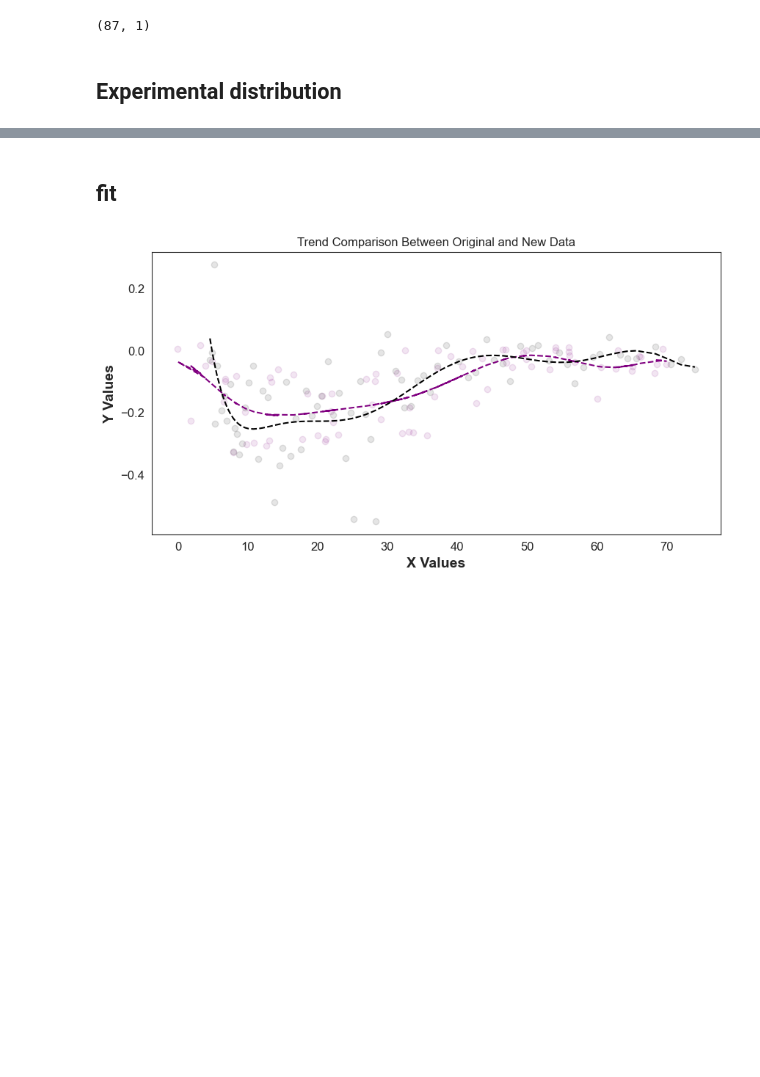
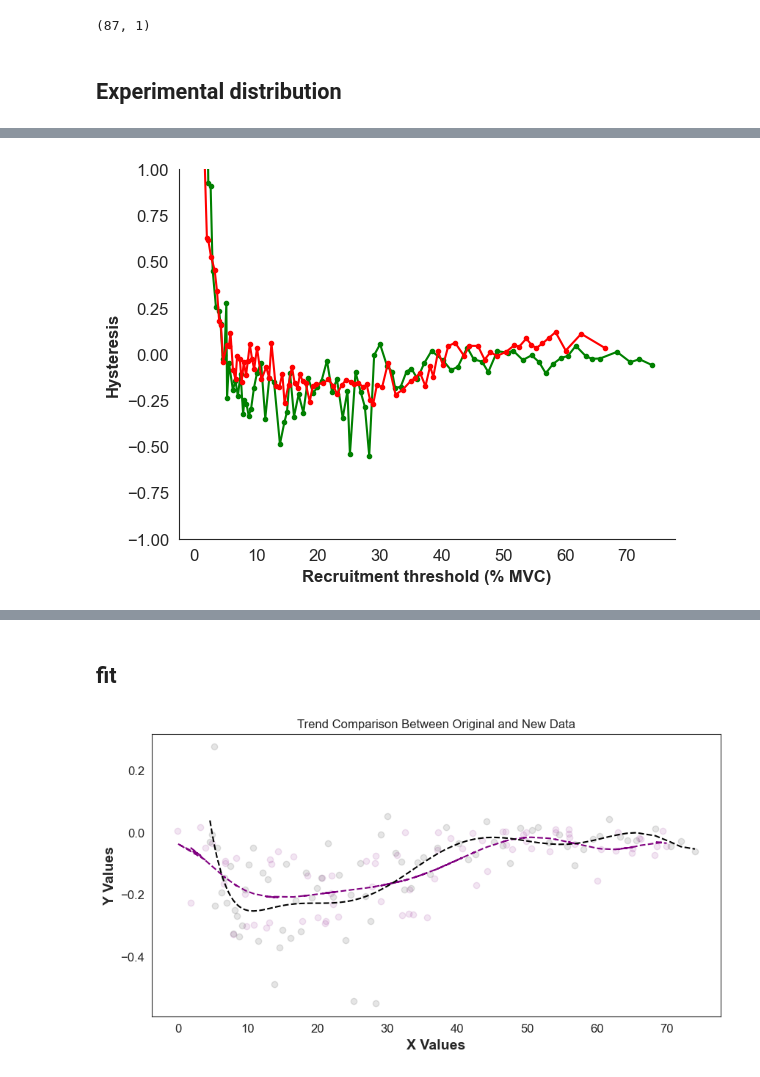
Before and after one commit to natmtc/flexible-motoneuron-control, a Jupyter notebook: Data_Analysis_Model.ipynb, the cells around one changed output, grey strips where cells are left out. Saved outputs shown, nothing was run; the diff lists cells and outputs as text; code cells hidden in the pictures; blank space fills up the shorter version.

```diff
--- a/Data_Analysis_Model.ipynb
+++ b/Data_Analysis_Model.ipynb
@@ -185,3 +193,93 @@ plt.show()
+# %%
+sns.set_style("white")
+plt.rcParams['axes.labelsize'] = 14
+plt.rcParams['axes.labelweight'] = 'bold'
+plt.rcParams['xtick.labelsize'] = 12
+plt.rcParams['ytick.labelsize'] = 12
+
+def process_data(file_path):
+    df = pd.read_csv(file_path)
+    df = df.dropna(how='all')
+    df['hysteresis'] = df.iloc[:, 1] / df.iloc[:, 0] - 1
+    df['zscore'] = zscore(df['hysteresis'])
+    return df[df['zscore'].abs() <= 3]
+
+df1 = process_data('/Users/nmt121/Desktop/Repositories/Motoneuron_Model/Data_MN_Model/csv_subjects/S1.csv')
+df2 = process_data('/Users/nmt121/Desktop/Repositories/Motoneuron_Model/Data_MN_Model/csv_subjects/S2.csv')
+df3 = process_data('/Users/nmt121/Desktop/Repositories/Motoneuron_Model/Data_MN_Model/csv_subjects/S3.csv')
+df4 = process_data('/Users/nmt121/Desktop/Repositories/Motoneuron_Model/Data_MN_Model/csv_subjects/S4.csv')
+df5 = process_data('/Users/nmt121/Desktop/Repositories/Motoneuron_Model/Data_MN_Model/csv_subjects/S5_.csv')
+df6 = process_data('/Users/nmt121/Desktop/Repositories/Motoneuron_Model/Data_MN_Model/csv_subjects/S6.csv')
+df7 = process_data('/Users/nmt121/Desktop/Repositories/Motoneuron_Model/Data_MN_Model/csv_subjects/S7.csv')
+df8 = process_data('/Users/nmt121/Desktop/Repositories/Motoneuron_Model/Data_MN_Model/csv_subjects/S8.csv')
+
+df11 = process_data('/Users/nmt121/Desktop/Repositories/Motoneuron_Model/Data_MN_Model/csv_subjects/S1KE.csv')
+df22= process_data('/Users/nmt121/Desktop/Repositories/Motoneuron_Model/Data_MN_Model/csv_subjects/S2KE.csv')
+df33 = process_data('/Users/nmt121/Desktop/Repositories/Motoneuron_Model/Data_MN_Model/csv_subjects/S3KE.csv')
+df44 = process_data('/Users/nmt121/Desktop/Repositories/Motoneuron_Model/Data_MN_Model/csv_subjects/S4KE.csv')
+df55 = process_data('/Users/nmt121/Desktop/Repositories/Motoneuron_Model/Data_MN_Model/csv_subjects/S5KE.csv')
+df66 = process_data('/Users/nmt121/Desktop/Repositories/Motoneuron_Model/Data_MN_Model/csv_subjects/S6KE.csv')
+df77 = process_data('/Users/nmt121/Desktop/Repositories/Motoneuron_Model/Data_MN_Model/csv_subjects/S7KE.csv')
+df88 = process_data('/Users/nmt121/Desktop/Repositories/Motoneuron_Model/Data_MN_Model/csv_subjects/S8KE.csv')
+
+all_values_hysteresis=np.concatenate([df["hysteresis"] for df in [df1, df2, df3, df4, df5, df6, df7, df8]])
+all_values_recr= np.concatenate([df.iloc[:, 0] for df in [df1, df2, df3, df4, df5, df6, df7, df8]])
+
+all_values_hysteresisKE=np.concatenate([df["hysteresis"] for df in [df11, df22, df33, df44, df55, df66, df77, df88]])
+all_values_recrKE= np.concatenate([df.iloc[:, 0] for df in [df11, df22, df33, df44, df55, df66, df77, df88]])
+
+combined_df = pd.DataFrame({ 'force': all_values_recr,'hysteresis': all_values_hysteresis})
+sorted_df = combined_df.sort_values(by='force')
+
+combined_dKE = pd.DataFrame({ 'force': all_values_recrKE,'hysteresis': all_values_hysteresisKE})
+sorted_dfKE = combined_dKE.sort_values(by='force')
+
+vals=np.array(sorted_df['hysteresis'])
+vals_force=np.array(sorted_df['force'])
+
+valsKE =np.array(sorted_dfKE['hysteresis'])
+vals_forceKE =np.array(sorted_dfKE['force'])
+
+d=10
+
+binned_hyst = [np.mean(vals[i:i+d]) for i in range(0, len(vals), d) if i+d <= len(vals)]
+binned_hyst_var = [np.var(vals[i:i+d]) for i in range(0, len(vals), d) if i+d <= len(vals)]
+
+binned_force = [np.mean(vals_force[i:i+d]) for i in range(0, len(vals_force), d) if i+d <= len(vals_force)]
+
+
+binned_hystKE = [np.mean(valsKE[i:i+d]) for i in range(0, len(valsKE), d) if i+d <= len(valsKE)]
+binned_hyst_varKE = [np.var(valsKE[i:i+d]) for i in range(0, len(valsKE), d) if i+d <= len(valsKE)]
+
+binned_forceKE = [np.mean(vals_forceKE[i:i+d]) for i in range(0, len(vals_forceKE), d) if i+d <= len(vals_forceKE)]
+
+# plt.scatter(df1.iloc[:, 0], df1['hysteresis'], alpha=0.3, label='S1')
+# plt.scatter(df2.iloc[:, 0], df2['hysteresis'], alpha=0.3, label='S2')
+# plt.scatter(df3.iloc[:, 0], df3['hysteresis'], alpha=0.3, label='S3')
+# plt.scatter(df4.iloc[:, 0], df4['hysteresis'], alpha=0.3, label='S4')
+# plt.scatter(df5.iloc[:, 0], df5['hysteresis'], alpha=0.3, label='S5')
+# plt.scatter(df6.iloc[:, 0], df6['hysteresis'], alpha=0.3, label='S6')
+# plt.scatter(df7.iloc[:, 0], df7['hysteresis'], alpha=0.3, label='S7')
+# plt.scatter(df8.iloc[:, 0], df8['hysteresis'], alpha=0.3, label='S8')
+
+plt.plot(binned_force,binned_hyst, '.-', color='green')#label='Evolving Mean')
+plt.plot(binned_forceKE,binned_hystKE, '.-', color='red')#label='Evolving Mean')
+
+
+#######
+plt.ylim(-1, 1)
+# plt.title('Experimental Hysteresis', fontsize=16, fontweight='bold')
+plt.xlabel('Recruitment threshold (% MVC)', fontsize=12, fontweight='bold')
+plt.ylabel('Hysteresis', fontsize=12, fontweight='bold')
+
+# plt.ylabel('Force(Derecruitment)/Force(Recruitment) - 1', fontsize=12, fontweight='bold')
+# plt.legend()
+
+sns.despine()
+
+plt.show()
+# %% [output]
+[figure, added]
 # %%
 all_values_hysteresis=np.concatenate([df["hysteresis"] for df in [df1, df2, df3, df4, df5, df6, df7, df8]])
 all_values_recr= np.concatenate([df.iloc[:, 0] for df in [df1, df2, df3, df4, df5, df6, df7, df8]])
```
Also changed, not shown: parts of 4 cells of this notebook, 6 other files.
